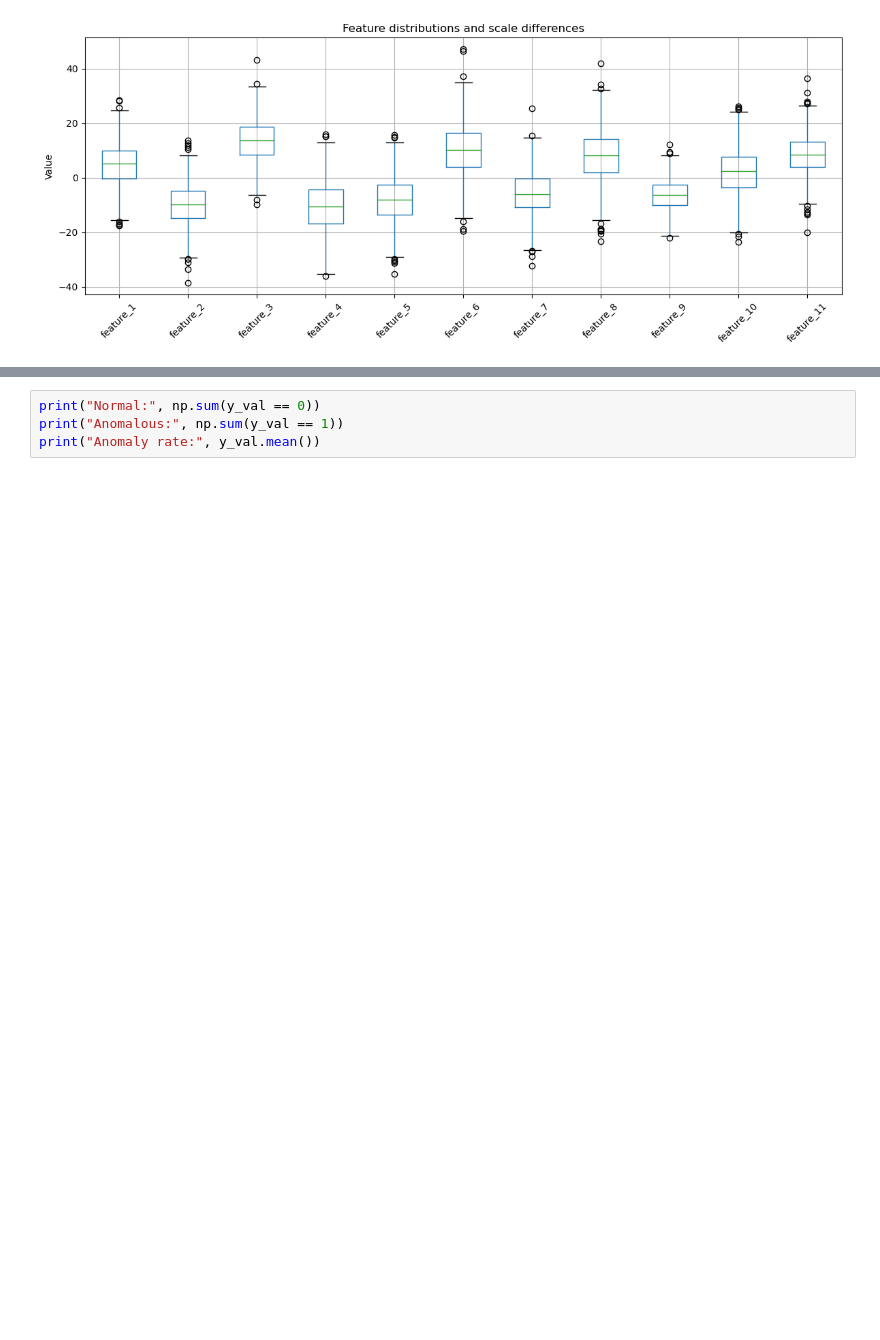
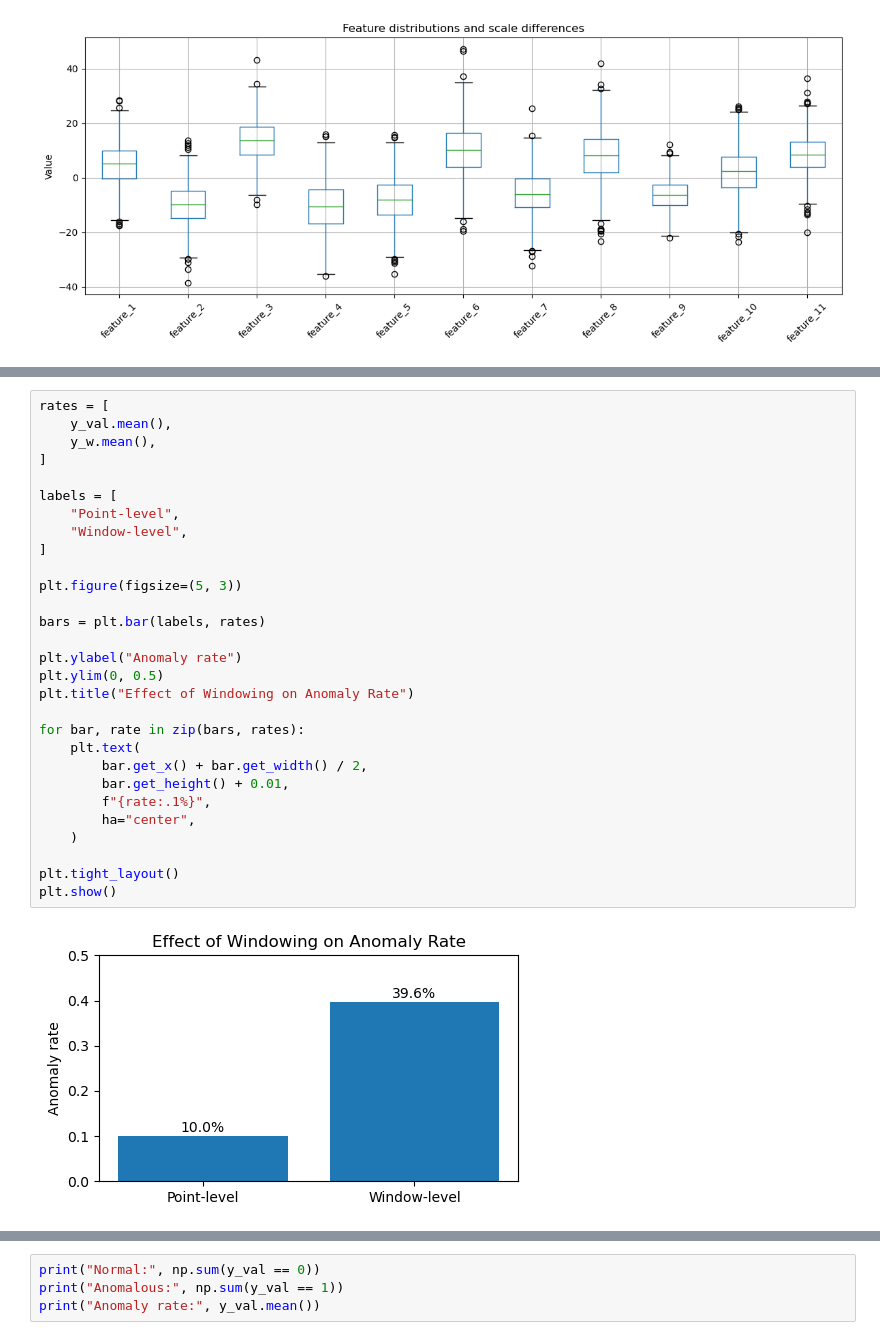
Before and after one commit to MNGARCIA085/Anomaly-Detection, a Jupyter notebook: notebooks/EDA.ipynb, the cells around one changed output, grey strips where cells are left out. Drawn from its saved outputs; the diff is of its cells as text; blank space fills up the shorter version.

```diff
--- a/notebooks/EDA.ipynb
+++ b/notebooks/EDA.ipynb
@@ -309,0 +574,31 @@ And this fits your "template project" philosophy very well.
+# %%
+rates = [
+    y_val.mean(),
+    y_w.mean(),
+]
+
+labels = [
+    "Point-level",
+    "Window-level",
+]
+
+plt.figure(figsize=(5, 3))
+
+bars = plt.bar(labels, rates)
+
+plt.ylabel("Anomaly rate")
+plt.ylim(0, 0.5)
+plt.title("Effect of Windowing on Anomaly Rate")
+
+for bar, rate in zip(bars, rates):
+    plt.text(
+        bar.get_x() + bar.get_width() / 2,
+        bar.get_height() + 0.01,
+        f"{rate:.1%}",
+        ha="center",
+    )
+
+plt.tight_layout()
+plt.show()
+# %% [output]
+[figure, added]
```
Also changed, not shown: parts of 77 cells of this notebook, 16 other files.
